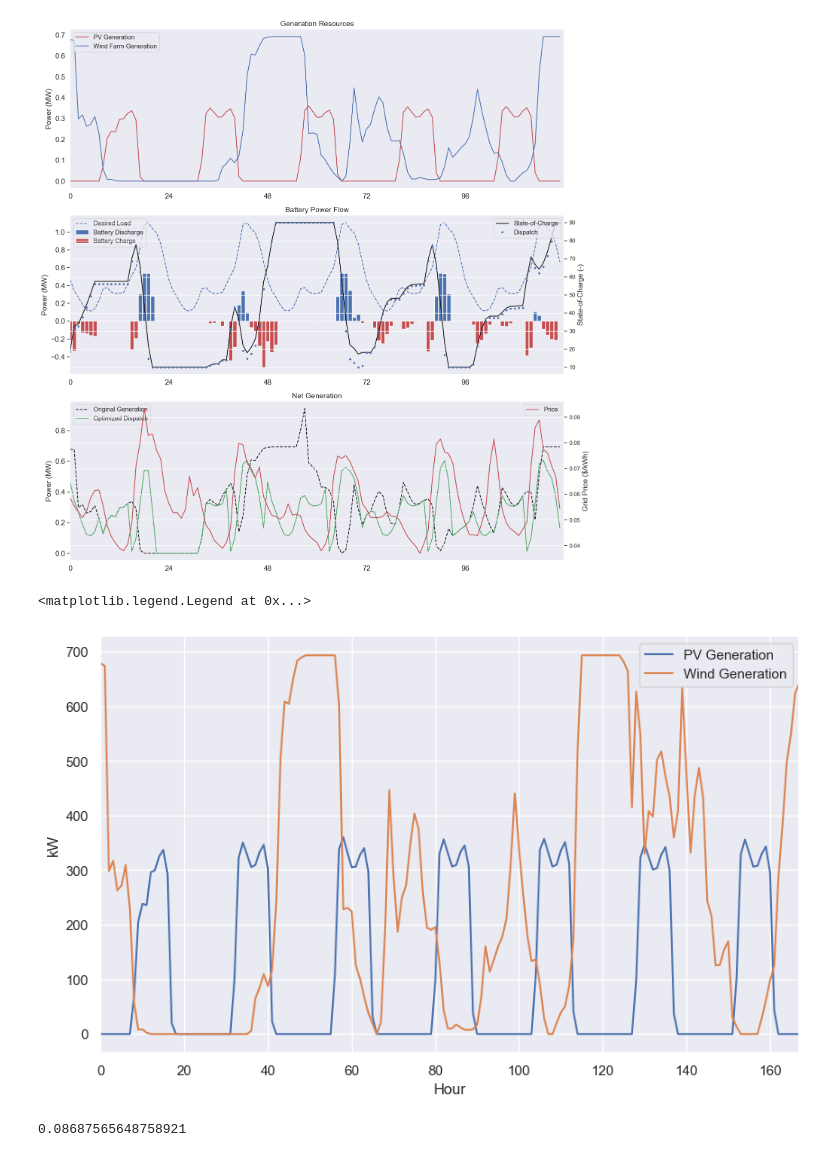
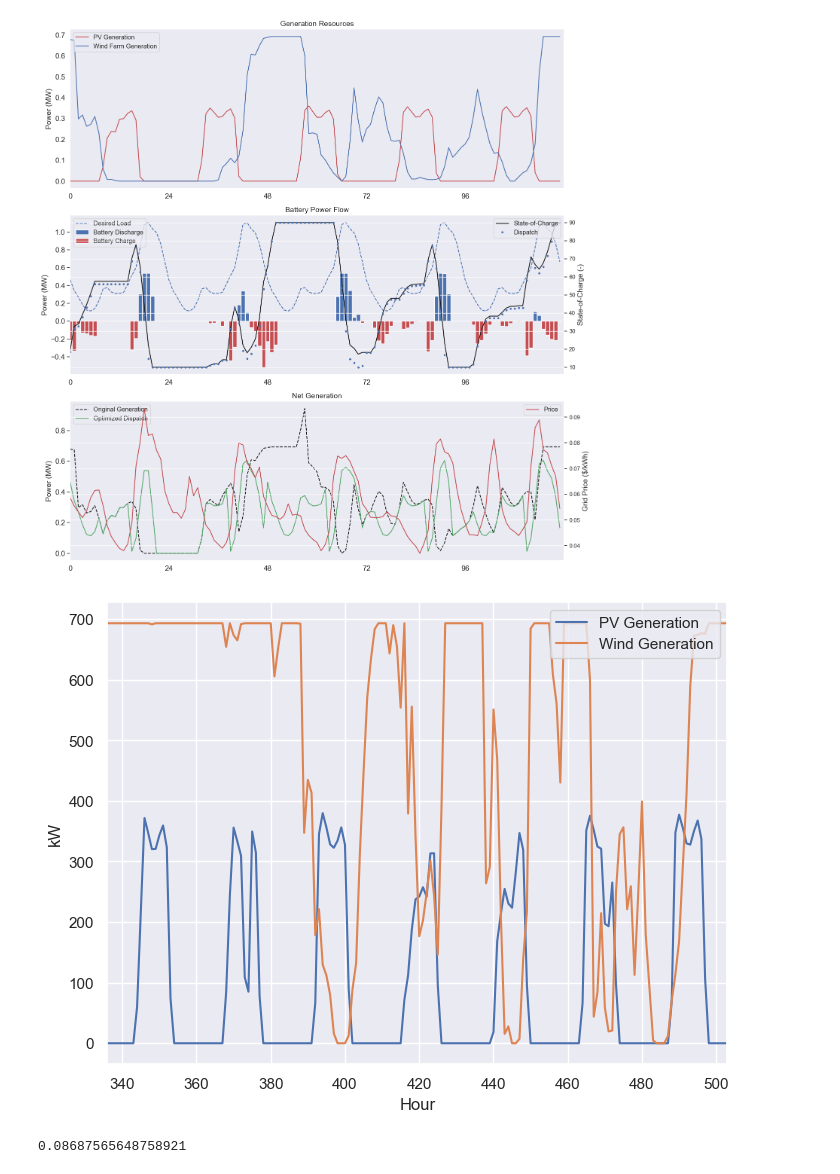
Before and after one commit to camirmas/HOPP, a Jupyter notebook: ev/notebooks/ev-load-following-battery.ipynb, the cells around one changed output. Drawn from its saved outputs; the diff is of its cells as text; code cells hidden in the pictures.

Commit message:
Add and update charts

```diff
--- a/ev/notebooks/ev-load-following-battery.ipynb
+++ b/ev/notebooks/ev-load-following-battery.ipynb
@@ -51,6 +57,8 @@ ax.set_title("Hourly EV Charging Demand")
 ax.set_ylabel("Demand (kW)")
 ax.set_xmargin(0)
 ax.set_ymargin(0)
+
+figs["hourly_demand"] = fig
 # %% [output]
 [figure]
 # %%
@@ -68,3 +76,32 @@ site = SiteInfo(
         wind=True,
         wave=False
     )
+# %%
+fig, axes = plt.subplots(1, 2, figsize=(9, 4))
+fig.tight_layout()
+fig.subplots_adjust(wspace=.25)
+
+df = pd.read_csv(DEFAULT_WIND_RESOURCE_FILE, header=2, skiprows=[3,4])
+ws_100m = df["Speed.1"]
+
+axes[0].set_xmargin(0)
+axes[0].hist(ws_100m, bins=20)
+axes[0].set_title("Wind Speed Histogram, 100m")
+axes[0].set_xlabel("Wind Speed (m/s)")
+axes[0].set_ylabel("Count")
+
+df = pd.read_csv(DEFAULT_SOLAR_RESOURCE_FILE, header=2)
+
+dates = pd.date_range(start="2020-01-01", periods=8760, freq="H")
+df.index = dates
+df["month"] = df.index.month
+months = df["month"].apply(lambda x: calendar.month_abbr[x])
+
+y = df["GHI"].groupby(df.index.month).mean()
+
+axes[1].set_xmargin(0)
+axes[1].plot(months.unique(), y)
+axes[1].set_title("Solar Resource")
+axes[1].set_ylabel("Mean GHI")
+
+figs["wind_solar_resource"] = fig
@@ -74,7 +113,7 @@ To generate the HOPP Model, instantiate the `HoppInterface` class and supply the
 
 `HOPPInterface` is capable of handling dictionary input as well as class instances. Here we demonstrate this by loading the YAML file as a dict, modifying it to include our site information, then passing it as an argument to `HoppInterface`. This is useful for programmatic configuration of simulation configs.
 # %%
-case = get_best_case()
+case = get_best_case("sweep_battery")
 
 case
 # %% [output]
@@ -156,17 +198,18 @@ plot_generation_profile(hybrid_plant)
 # %%
-fig, ax = plt.subplots(figsize=(10, 6))
+fig, ax = plt.subplots(figsize=(8, 6))
 
 # ax.plot(np.arange(24*7), hybrid_plant.grid.missed_load[:24*7], label="Missed Load")
-ax.plot(np.arange(24*7), hybrid_plant.pv.generation_profile[:24*7], label="PV Generation")
-ax.plot(np.arange(24*7), hybrid_plant.wind.generation_profile[:24*7], label="Wind Generation")
+ax.plot(np.arange(start, end), hybrid_plant.pv.generation_profile[start:end], label="PV Generation")
+ax.plot(np.arange(start, end), hybrid_plant.wind.generation_profile[start:end], label="Wind Generation")
 
 ax.set_xmargin(0)
 ax.set_xlabel("Hour")
 ax.set_ylabel("kW")
-ax.legend()
+ax.legend(loc="upper right")
+
+figs["generation"] = fig
 # %% [output]
-<matplotlib.legend.Legend at 0x...>
-[figure, old version]
+[figure, new version]
 # %%
 hybrid_plant.lcoe_real["hybrid"]/100
 # %% [output]
```
Also changed, not shown: parts of 9 cells of this notebook, 10 other files.
